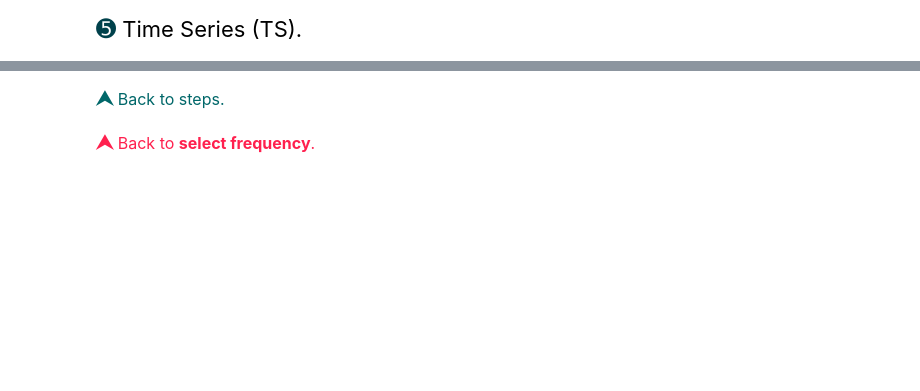
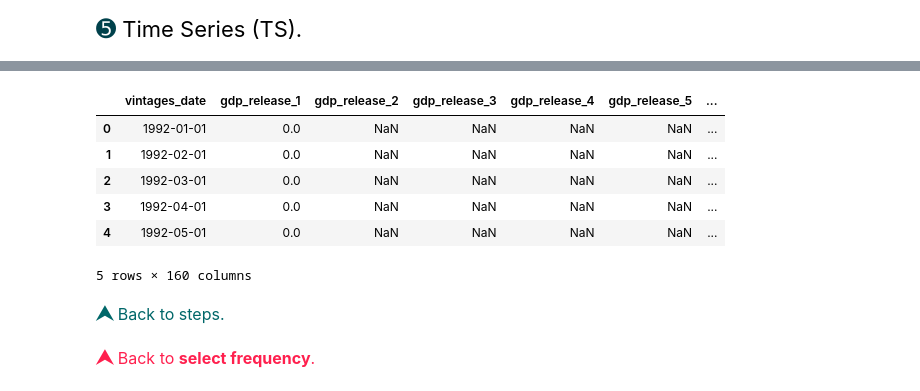
Before and after one commit to JasonCruz18/peru_gdp_revisions, a Jupyter notebook: gdp_revisions_datasets/aux_files_to_sql.ipynb, the cells around one changed output, grey strips where cells are left out. Saved outputs shown, nothing was run; the diff lists cells and outputs as text; code cells hidden in the pictures; blank space fills up the shorter version.

Commit message:
Replaced print by display

```diff
--- a/gdp_revisions_datasets/aux_files_to_sql.ipynb
+++ b/gdp_revisions_datasets/aux_files_to_sql.ipynb
@@ -1149,9 +1184,17 @@ releases_base_year_dummies_ts.head(5)
 # %%
 # Monthly Specific
 if frequency == 'monthly':
-    print(releases_seasonal_dummies_ts.head(3))
+    display(releases_seasonal_dummies_ts.head(5))
 else:
     print("The selected frequency is not monthly.")
+# %% [output]
+|  | vintages_date | gdp_release_1 | gdp_release_2 | gdp_release_3 | gdp_release_4 | gdp_release_5 | ... |
+| 0 | 1992-01-01 | 0.0 | NaN | NaN | NaN | NaN | ... |
+| 1 | 1992-02-01 | 0.0 | NaN | NaN | NaN | NaN | ... |
+| 2 | 1992-03-01 | 0.0 | NaN | NaN | NaN | NaN | ... |
+| 3 | 1992-04-01 | 0.0 | NaN | NaN | NaN | NaN | ... |
+| 4 | 1992-05-01 | 0.0 | NaN | NaN | NaN | NaN | ... |
+5 rows × 160 columns
 # %% [markdown]
 <div style="font-family: PT Serif Pro Book; text-align: left; color: dark; font-size: 16px;">
     <span style="font-size: 20px; color: rgb(255, 32, 78); font-weight: bold;">
```
Also changed, not shown: parts of 27 cells of this notebook.
